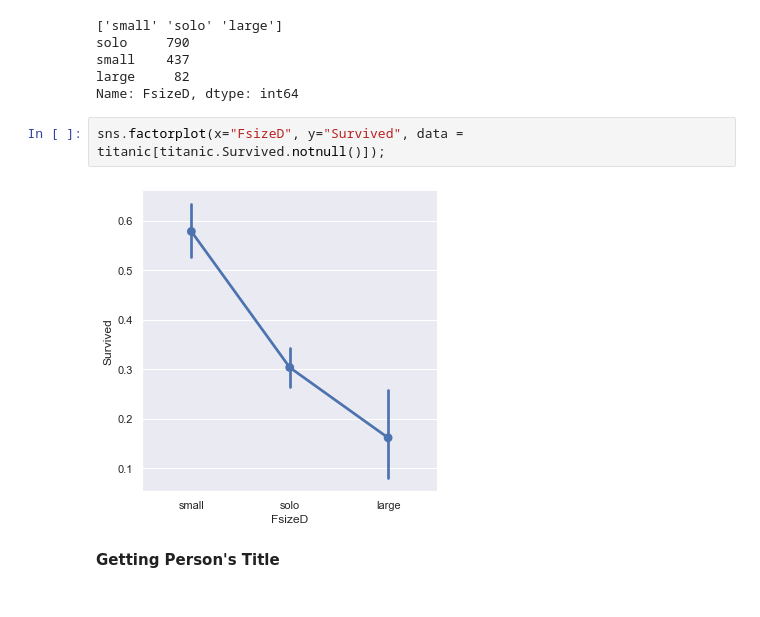
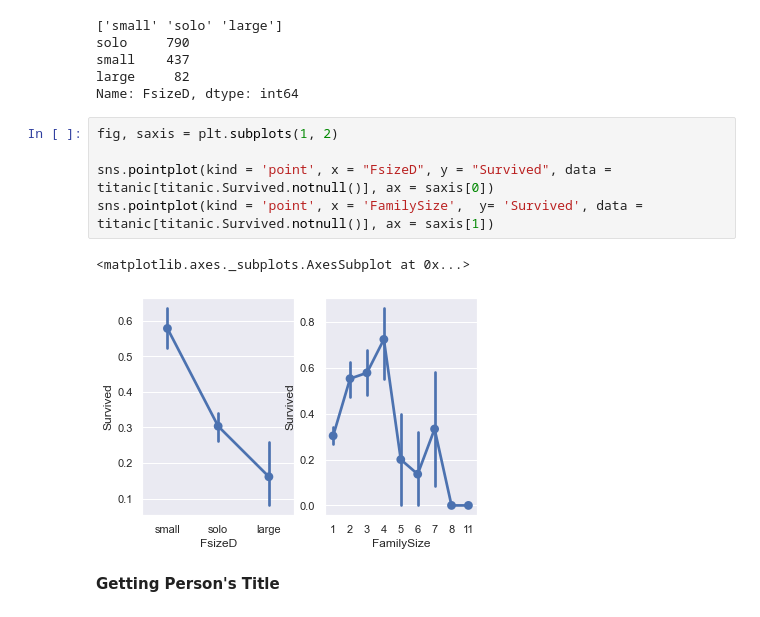
Before and after one commit to GD-L/Titanic, a Jupyter notebook: Titanic_Kaggle.ipynb, the cells around one changed output. Saved outputs shown, nothing was run; the diff lists cells and outputs as text.

```diff
--- a/Titanic_Kaggle.ipynb
+++ b/Titanic_Kaggle.ipynb
@@ -333,10 +384,14 @@ solo     790
 small    437
 large     82
 Name: FsizeD, dtype: int64
-# %%
-sns.factorplot(x="FsizeD", y="Survived", data = titanic[titanic.Survived.notnull()]);
-# %% [output]
-[figure, removed]
+# %%
+fig, saxis = plt.subplots(1, 2)
+
+sns.pointplot(kind = 'point', x = "FsizeD", y = "Survived", data = titanic[titanic.Survived.notnull()], ax = saxis[0])
+sns.pointplot(kind = 'point', x = 'FamilySize',  y= 'Survived', data = titanic[titanic.Survived.notnull()], ax = saxis[1])
+# %% [output]
+<matplotlib.axes._subplots.AxesSubplot at 0x...>
+[figure, added]
 # %% [markdown]
 **Getting Person's Title**
 # %%
```
Also changed, not shown: parts of 43 cells of this notebook.
